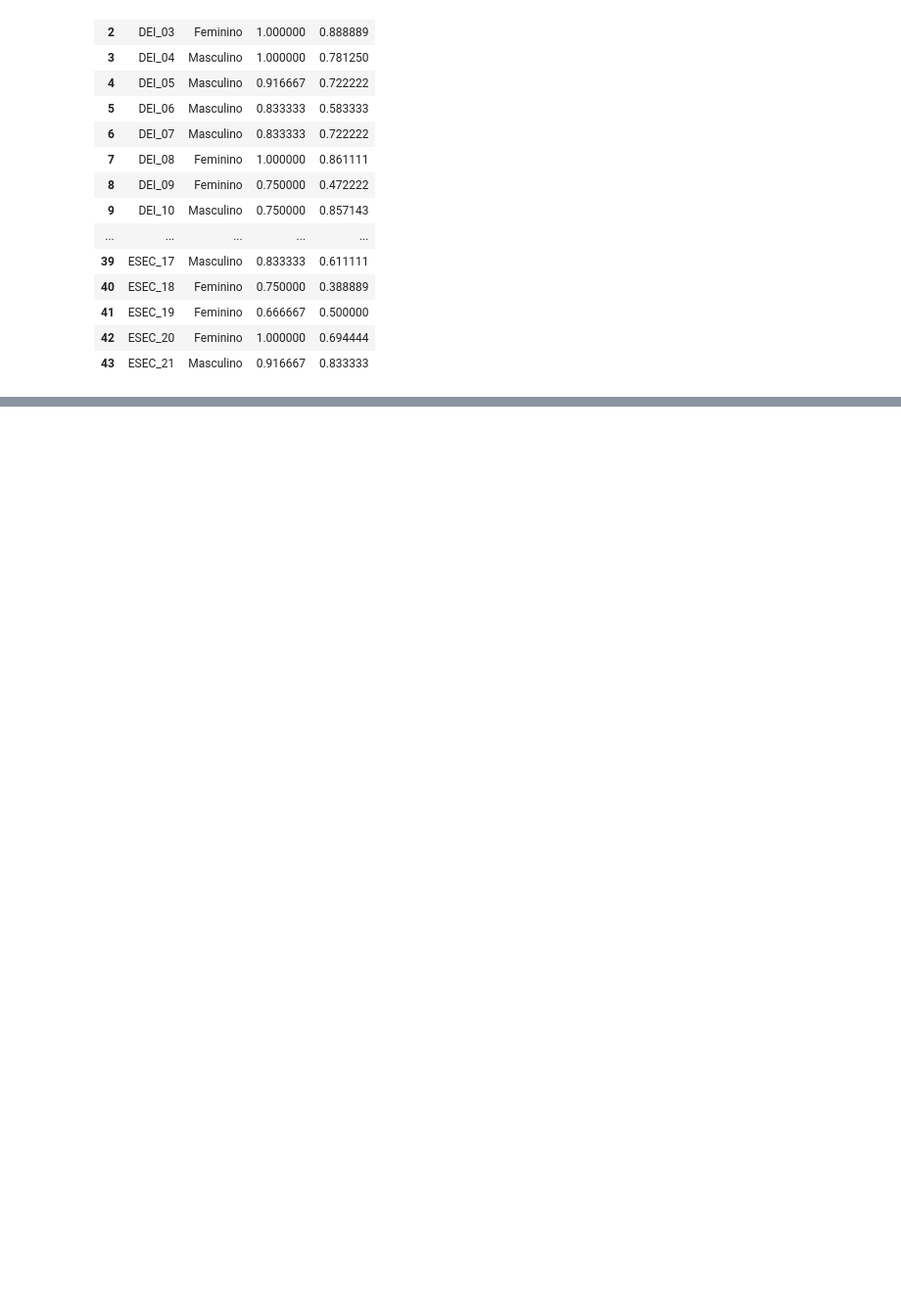
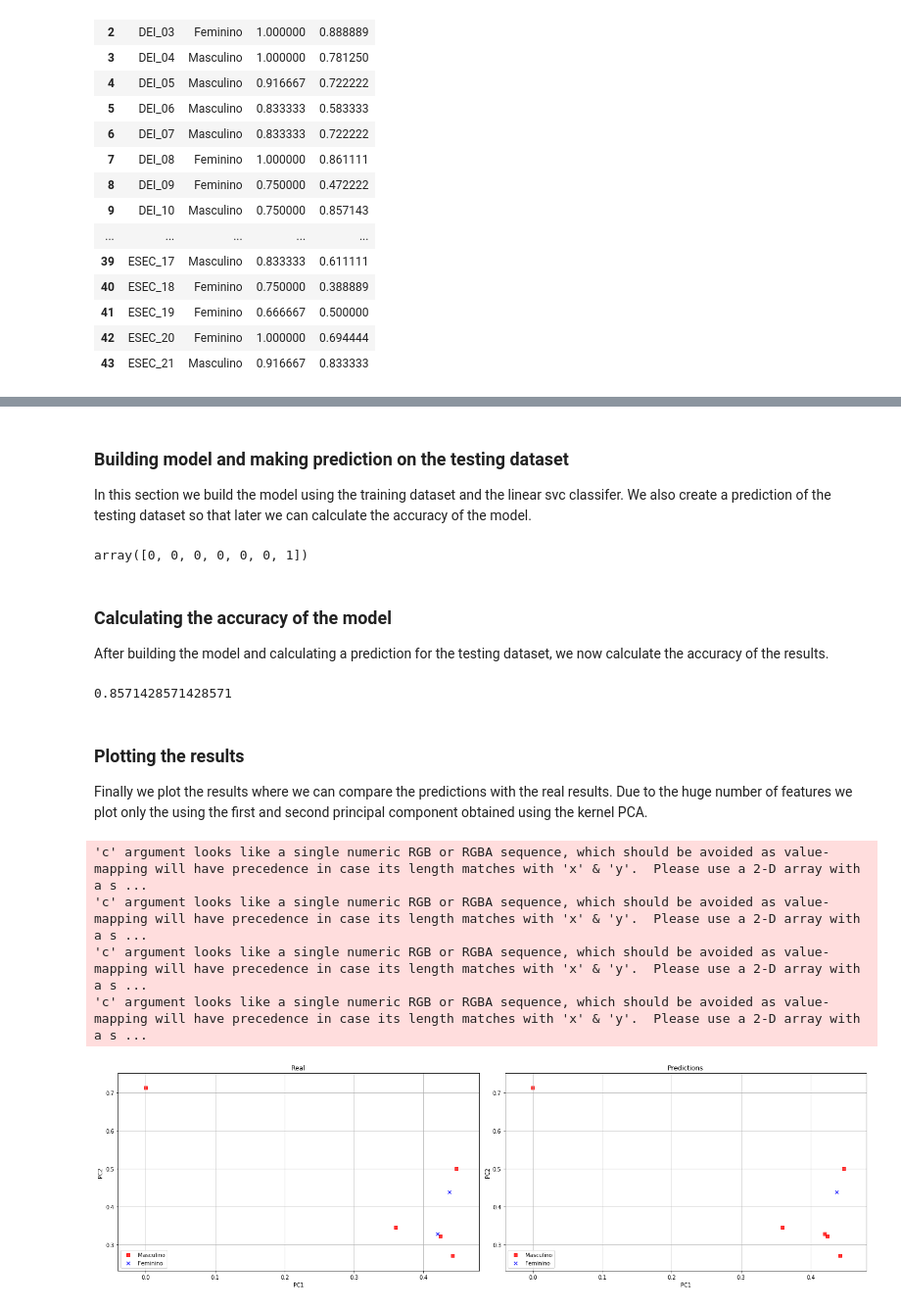
Before and after one commit to lengors/ua-repository, a Jupyter notebook: ED/TP2/TP2.ipynb, the cells around one changed output, grey strips where cells are left out. Shown: that part at 98% size. Cells and saved outputs as stored; diff of their text form; code cells hidden in the pictures; blank space fills up the shorter version.

```diff
--- a/ED/TP2/TP2.ipynb
+++ b/ED/TP2/TP2.ipynb
@@ -213,13 +251,7 @@ KMeans(algorithm='auto', copy_x=True, init='random', max_iter=300, n_clusters=2,
 # %%
+# convert classes to numbers
+y = overall['Gender'].values
 yset = set(y)
 yset = dict([ (value, i) for i, value in enumerate(yset) ])
-ry = [ yset[value] for value in y ]
-
-results = classifier.fit(xs[0], ry)
-plot_decision_regions(xs[0], ry, classifier=results)
-plt.xlabel('x1')
-plt.ylabel('x2')
-plt.legend(loc='upper left')
-plt.grid()
-plt.tight_layout()
-plt.show()
+y = [ yset[value] for value in y ]
+length = x.shape[0]
@@ -229,0 +258,19 @@ plt.show()
+# %%
+# create classifier
+linear_svc_classifier = LinearSVC(C = 1.0, max_iter = 100000, tol = 1e-05, verbose = 0)
+# %%
+# set training size dataset to 80%  and the testing size dataset to 20% of the original dataset
+training_size = math.floor(length * 0.8)
+testing_size = length - training_size
+
+# randomly select the training dataset and the testing dataset
+training_choice = list(np.random.choice(x.shape[0], training_size, replace = False))
+testing_choice = [ i for i in range(x.shape[0]) if i not in training_choice ]
+
+# set the training dataset
+X_training = x[training_choice, :]
+Y_training = [ y[value] for value in training_choice ]
+
+# set the testing dataset
+X_testing = x[testing_choice, :]
+Y_testing = [ y[value] for value in testing_choice ]
@@ -229,0 +345,43 @@ plt.show()
+# %% [markdown]
+
+### Building model and making prediction on the testing dataset
+
+In this section we build the model using the training dataset and the linear svc classifer. We also create a prediction of the testing dataset so that later we can calculate the accuracy of the model.
+# %%
+# feed the training dataset to the classifer
+linear_svc_classifier.fit(X_training, Y_training)
+
+# predict the classes for the testing dataset
+linear_svc_Y_pred = linear_svc_classifier.predict(X_testing)
+
+# display prediction
+linear_svc_Y_pred
+# %% [output]
+array([0, 0, 0, 0, 0, 0, 1])
+# %% [markdown]
+
+### Calculating the accuracy of the model
+
+After building the model and calculating a prediction for the testing dataset, we now calculate the accuracy of the results.
+# %%
+# calculate accuracy of predictions
+accuracy = accuracy_score(Y_testing, linear_svc_Y_pred)
+
+# display accuracy
+accuracy
+# %% [output]
+0.8571428571428571
+# %% [markdown]
+
+### Plotting the results
+
+Finally we plot the results where we can compare the predictions with the real results. Due to the huge number of features we plot only the using the first and second principal component obtained using the kernel PCA.
+# %%
+# plot results
+plot_decision_regions(X_testing[:, :2], Y_testing, { v : k for k, v in yset.items() }, linear_svc_Y_pred)
+# %% [output]
+'c' argument looks like a single numeric RGB or RGBA sequence, which should be avoided as value-mapping will have precedence in case its length matches with 'x' & 'y'.  Please use a 2-D array with a s ...
+'c' argument looks like a single numeric RGB or RGBA sequence, which should be avoided as value-mapping will have precedence in case its length matches with 'x' & 'y'.  Please use a 2-D array with a s ...
+'c' argument looks like a single numeric RGB or RGBA sequence, which should be avoided as value-mapping will have precedence in case its length matches with 'x' & 'y'.  Please use a 2-D array with a s ...
+'c' argument looks like a single numeric RGB or RGBA sequence, which should be avoided as value-mapping will have precedence in case its length matches with 'x' & 'y'.  Please use a 2-D array with a s ...
+[figure, added]
```
Also changed, not shown: parts of 25 cells of this notebook, 15 other files.
